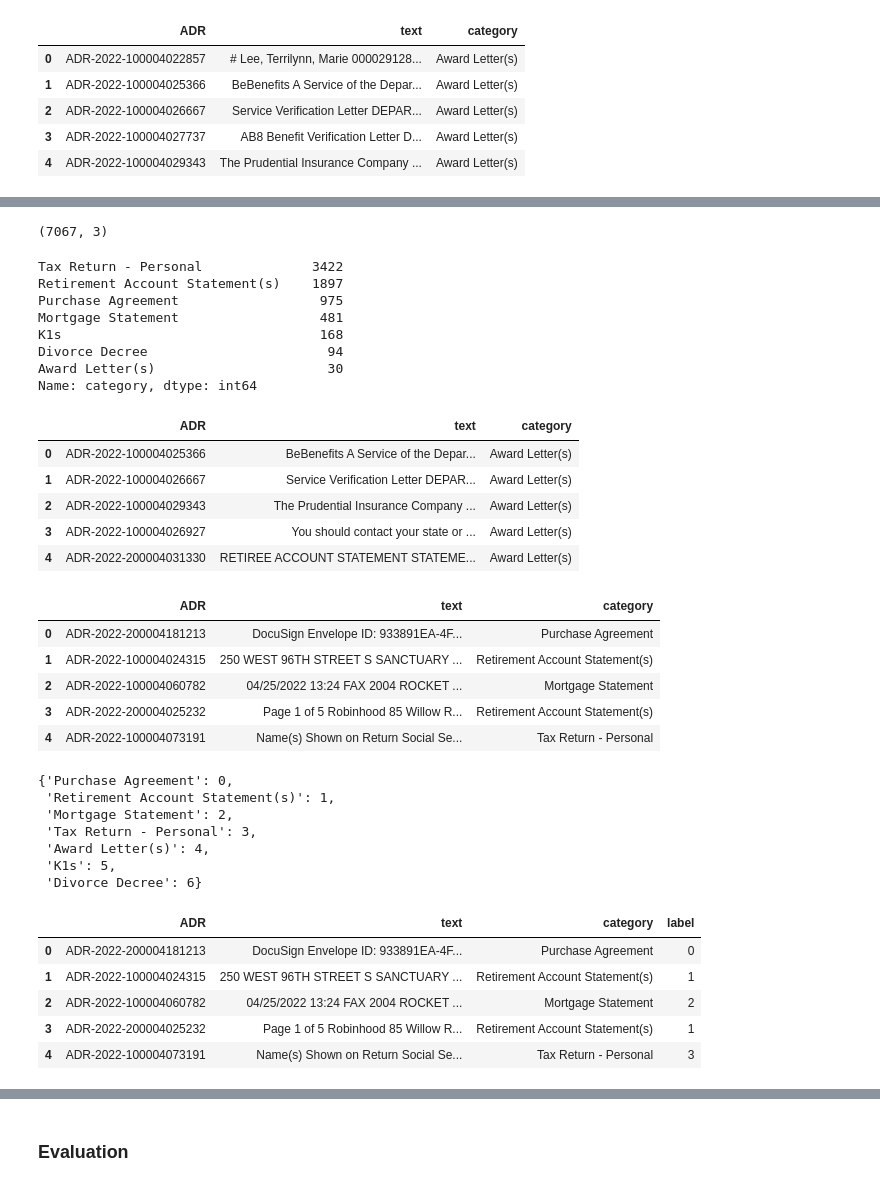
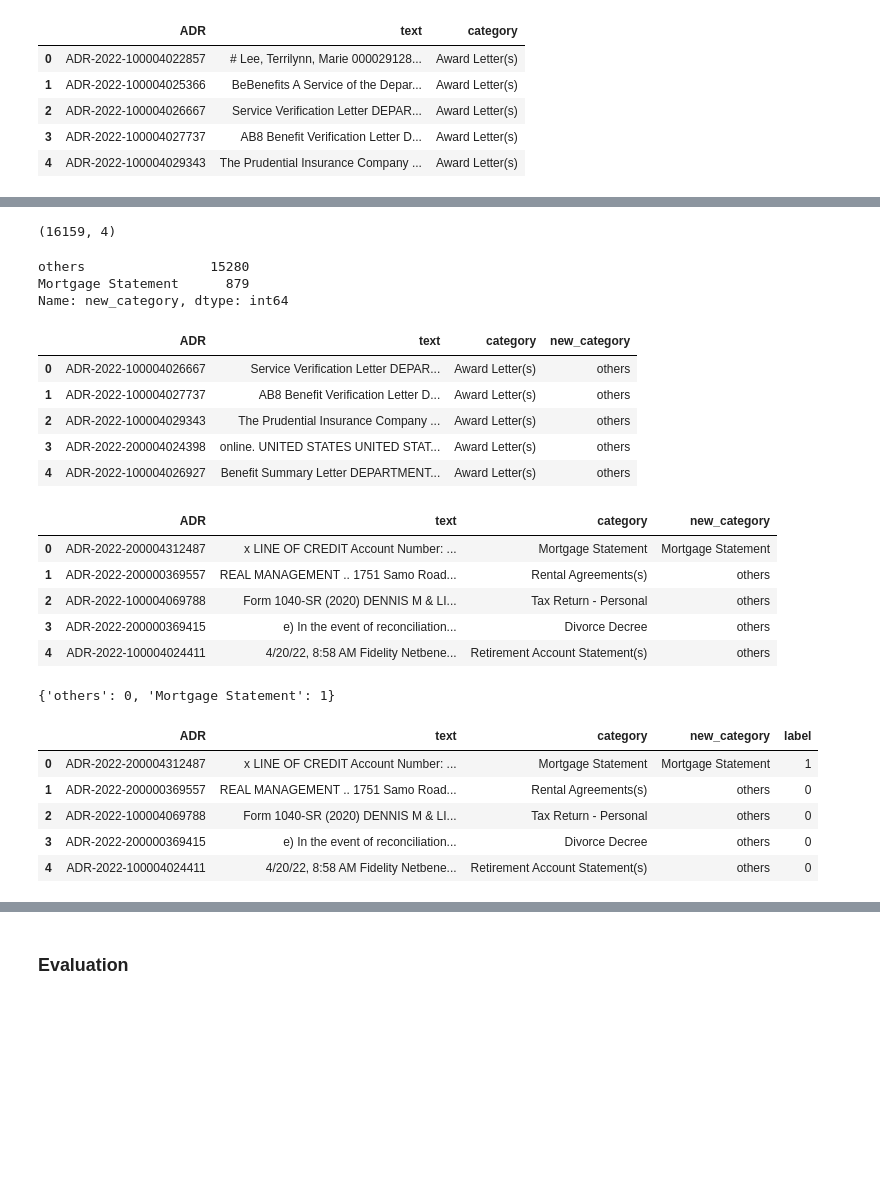
Before and after one commit to AnirbanML/Document-Classification, a Jupyter notebook: BERT_CustomTraining.ipynb, the cells around one changed output, grey strips where cells are left out. Drawn from its saved outputs; the diff is of its cells as text; code cells hidden in the pictures; blank space fills up the shorter version.

```diff
--- a/BERT_CustomTraining.ipynb
+++ b/BERT_CustomTraining.ipynb
@@ -49,0 +63,10 @@ Name: category, dtype: int64
+# %%
+temp = []
+cats = ['Mortgage Statement']
+for category in data['category']:
+    if category not in cats:
+        temp.append('others')
+    else:
+        temp.append(category)
+data['new_category'] = temp
+data.head()
@@ -56,62 +92,54 @@ df.shape
 test = data.drop(df.index).reset_index(drop=True)
 test.shape
 # %% [output]
-(7067, 3)
+(16159, 4)
 # %%
-test['category'].value_counts()
+test['new_category'].value_counts()
 # %% [output]
-Tax Return - Personal              3422
-Retirement Account Statement(s)    1897
-Purchase Agreement                  975
-Mortgage Statement                  481
-K1s                                 168
-Divorce Decree                       94
-Award Letter(s)                      30
-Name: category, dtype: int64
+others                15280
+Mortgage Statement      879
+Name: new_category, dtype: int64
 # %%
 test.head()
 # %% [output]
-|  | ADR | text | category |
-| 0 | ADR-2022-100004025366 | BeBenefits A Service of the Depar... | Award Letter(s) |
-| 1 | ADR-2022-100004026667 | Service Verification Letter DEPAR... | Award Letter(s) |
-| 2 | ADR-2022-100004029343 | The Prudential Insurance Company ... | Award Letter(s) |
-| 3 | ADR-2022-100004026927 | You should contact your state or ... | Award Letter(s) |
-| 4 | ADR-2022-200004031330 | RETIREE ACCOUNT STATEMENT STATEME... | Award Letter(s) |
+|  | ADR | text | category | new_category |
+| 0 | ADR-2022-100004026667 | Service Verification Letter DEPAR... | Award Letter(s) | others |
+| 1 | ADR-2022-100004027737 | AB8 Benefit Verification Letter D... | Award Letter(s) | others |
+| 2 | ADR-2022-100004029343 | The Prudential Insurance Company ... | Award Letter(s) | others |
+| 3 | ADR-2022-200004024398 | online. UNITED STATES UNITED STAT... | Award Letter(s) | others |
+| 4 | ADR-2022-100004026927 | Benefit Summary Letter DEPARTMENT... | Award Letter(s) | others |
 # %%
 df.reset_index(drop=True, inplace=True)
 df.head()
 # %% [output]
-|  | ADR | text | category |
-| 0 | ADR-2022-200004181213 | DocuSign Envelope ID: 933891EA-4F... | Purchase Agreement |
-| 1 | ADR-2022-100004024315 | 250 WEST 96TH STREET S SANCTUARY ... | Retirement Account Statement(s) |
-| 2 | ADR-2022-100004060782 | 04/25/2022 13:24 FAX 2004 ROCKET ... | Mortgage Statement |
-| 3 | ADR-2022-200004025232 | Page 1 of 5 Robinhood 85 Willow R... | Retirement Account Statement(s) |
-| 4 | ADR-2022-100004073191 | Name(s) Shown on Return Social Se... | Tax Return - Personal |
+|  | ADR | text | category | new_category |
+| 0 | ADR-2022-200004312487 | x LINE OF CREDIT Account Number: ... | Mortgage Statement | Mortgage Statement |
+| 1 | ADR-2022-200000369557 | REAL MANAGEMENT .. 1751 Samo Road... | Rental Agreements(s) | others |
+| 2 | ADR-2022-100004069788 | Form 1040-SR (2020) DENNIS M & LI... | Tax Return - Personal | others |
+| 3 | ADR-2022-200000369415 | e) In the event of reconciliation... | Divorce Decree | others |
+| 4 | ADR-2022-100004024411 | 4/20/22, 8:58 AM Fidelity Netbene... | Retirement Account Statement(s) | others |
 # %%
-possible_labels = df.category.unique()
+possible_labels = df.new_category.unique()
 
 label_dict = {}
-for index, possible_label in enumerate(possible_labels):
-    label_dict[possible_label] = index
+label_dict['others']=0
+for i,cat in enumerate(cats):
+    label_dict[cat]=i+1
+#for index, possible_label in enumerate(possible_labels):
+#    label_dict[possible_label] = index
 label_dict
 # %% [output]
-{'Purchase Agreement': 0,
- 'Retirement Account Statement(s)': 1,
- 'Mortgage Statement': 2,
- 'Tax Return - Personal': 3,
- 'Award Letter(s)': 4,
- 'K1s': 5,
- 'Divorce Decree': 6}
+{'others': 0, 'Mortgage Statement': 1}
 # %%
-df['label'] = df.category.replace(label_dict)
+df['label'] = df.new_category.replace(label_dict)
 df.head()
 # %% [output]
-|  | ADR | text | category | label |
-| 0 | ADR-2022-200004181213 | DocuSign Envelope ID: 933891EA-4F... | Purchase Agreement | 0 |
-| 1 | ADR-2022-100004024315 | 250 WEST 96TH STREET S SANCTUARY ... | Retirement Account Statement(s) | 1 |
-| 2 | ADR-2022-100004060782 | 04/25/2022 13:24 FAX 2004 ROCKET ... | Mortgage Statement | 2 |
-| 3 | ADR-2022-200004025232 | Page 1 of 5 Robinhood 85 Willow R... | Retirement Account Statement(s) | 1 |
-| 4 | ADR-2022-100004073191 | Name(s) Shown on Return Social Se... | Tax Return - Personal | 3 |
+|  | ADR | text | category | new_category | label |
+| 0 | ADR-2022-200004312487 | x LINE OF CREDIT Account Number: ... | Mortgage Statement | Mortgage Statement | 1 |
+| 1 | ADR-2022-200000369557 | REAL MANAGEMENT .. 1751 Samo Road... | Rental Agreements(s) | others | 0 |
+| 2 | ADR-2022-100004069788 | Form 1040-SR (2020) DENNIS M & LI... | Tax Return - Personal | others | 0 |
+| 3 | ADR-2022-200000369415 | e) In the event of reconciliation... | Divorce Decree | others | 0 |
+| 4 | ADR-2022-100004024411 | 4/20/22, 8:58 AM Fidelity Netbene... | Retirement Account Statement(s) | others | 0 |
 # %%
 X_train, X_val, y_train, y_val = train_test_split(df.index.values,
                                                   df.label.values,
```
Also changed, not shown: parts of 26 cells of this notebook, 11 other files.
